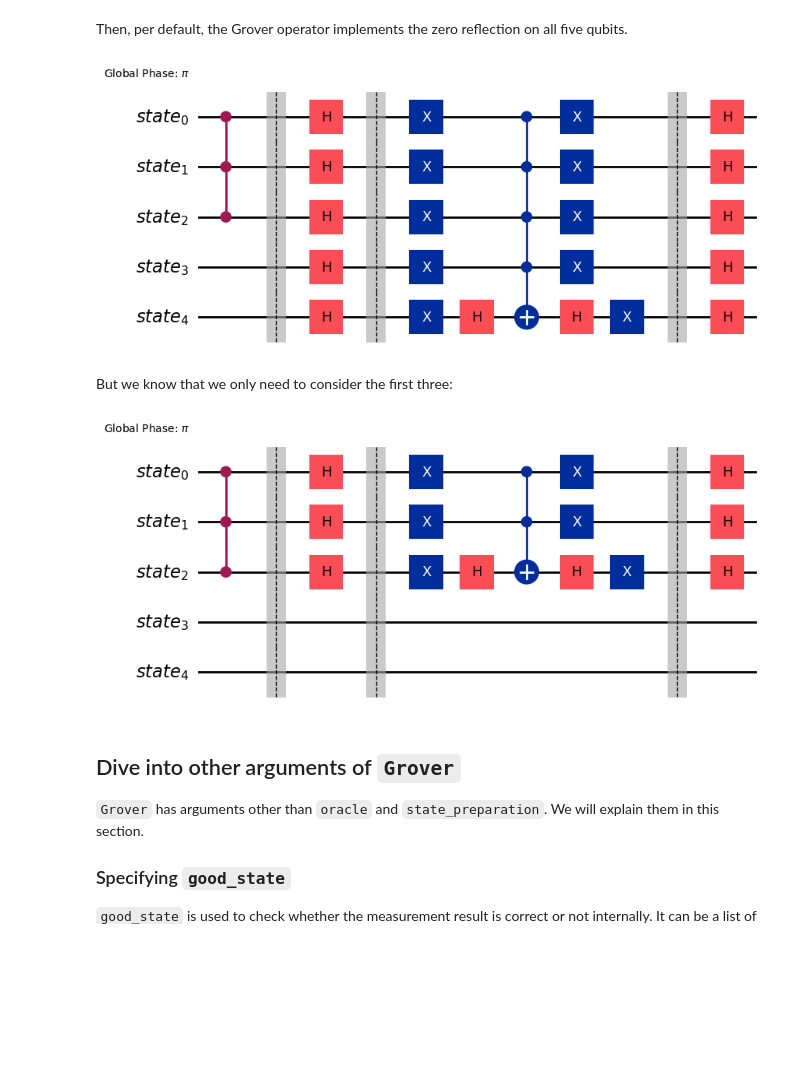
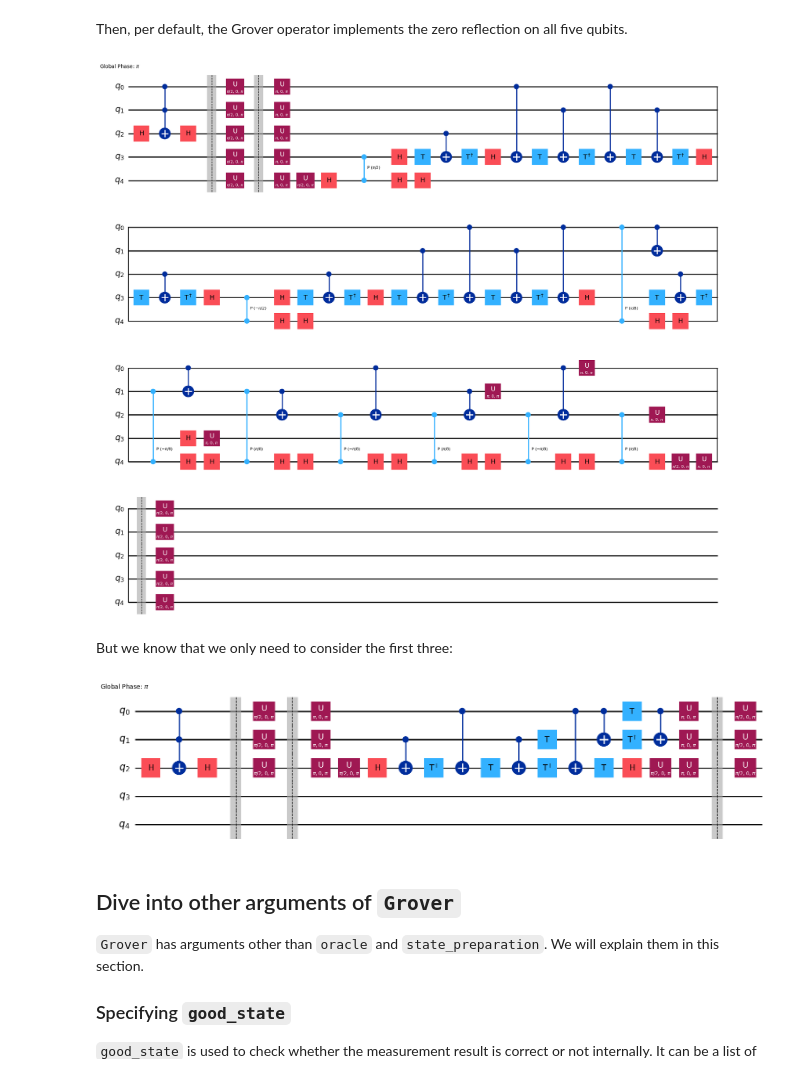
Before and after one commit to qiskit-community/qiskit-algorithms, a Jupyter notebook: docs/tutorials/06_grover.ipynb, the cells around one changed output. Cells and saved outputs as stored; diff of their text form; code cells hidden in the pictures; blank space fills up the shorter version.

Commit message:
Replaced GroverOperator uses by grover_operator

```diff
--- a/docs/tutorials/06_grover.ipynb
+++ b/docs/tutorials/06_grover.ipynb
@@ -203,19 +198,19 @@ oracle.draw(output="mpl")
 # %% [markdown]
 Then, per default, the Grover operator implements the zero reflection on all five qubits.
 # %%
-from qiskit.circuit.library import GroverOperator
+from qiskit.circuit.library import grover_operator
 
-grover_op = GroverOperator(oracle, insert_barriers=True)
+grover_op = grover_operator(oracle, insert_barriers=True)
 grover_op.decompose().draw(output="mpl")
 # %% [output]
-[figure, old version]
+[figure, new version]
 # %% [markdown]
 But we know that we only need to consider the first three:
 # %%
-grover_op = GroverOperator(oracle, reflection_qubits=[0, 1, 2], insert_barriers=True)
+grover_op = grover_operator(oracle, reflection_qubits=[0, 1, 2], insert_barriers=True)
 grover_op.decompose().draw(output="mpl")
 # %% [output]
-[figure, old version]
+[figure, new version]
 # %% [markdown]
 ## Dive into other arguments of `Grover`
 `Grover` has arguments other than `oracle` and `state_preparation`. We will explain them in this section.
```
Also changed, not shown: parts of 7 cells of this notebook, 5 other files.
